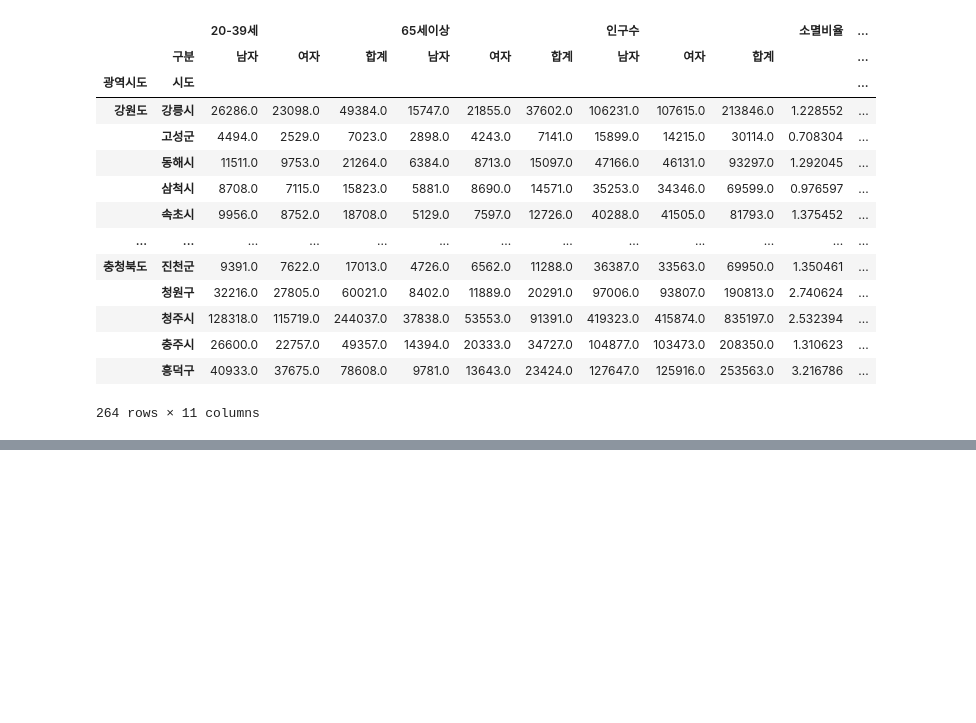
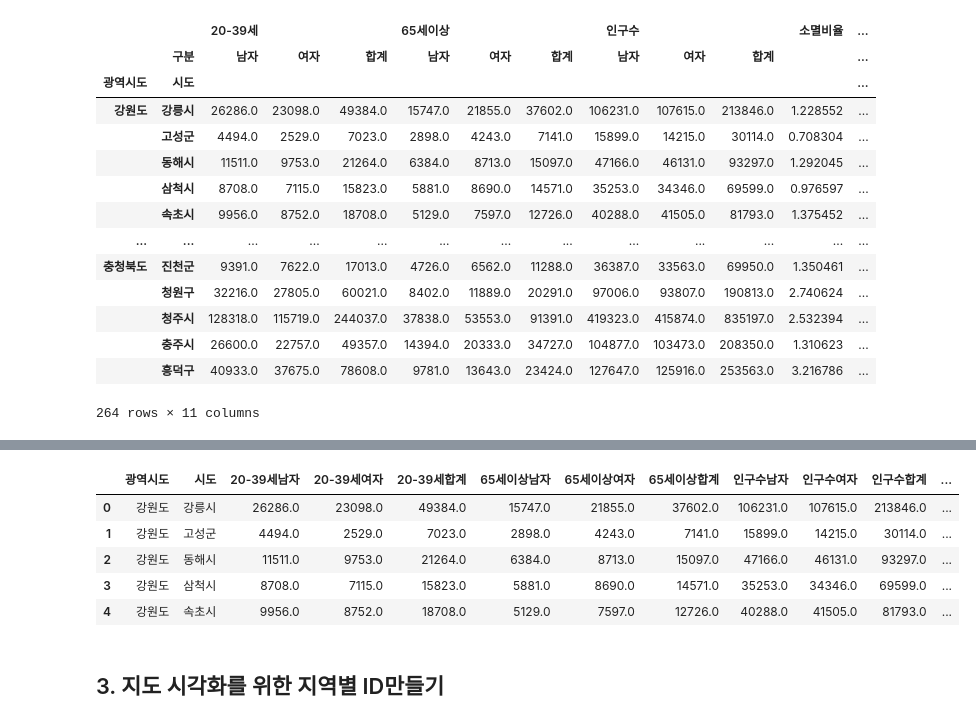
Before and after one commit to wlstmd1004v/Data_Practice, a Jupyter notebook: Population.ipynb, the cells around one changed output, grey strips where cells are left out. Cells and saved outputs as stored; diff of their text form; code cells hidden in the pictures; blank space fills up the shorter version.

```diff
--- a/Population.ipynb
+++ b/Population.ipynb
@@ -284,0 +312,17 @@ pop
+# %%
+tmp_columns = [
+    pop.columns.get_level_values(0)[n] + pop.columns.get_level_values(1)[n]
+    for n in range(0, len(pop.columns.get_level_values(0)))
+]
+
+pop.columns = tmp_columns
+pop.head()
+# %% [output]
+|  | 광역시도 | 시도 | 20-39세남자 | 20-39세여자 | 20-39세합계 | 65세이상남자 | 65세이상여자 | 65세이상합계 | 인구수남자 | 인구수여자 | 인구수합계 | ... |
+| 0 | 강원도 | 강릉시 | 26286.0 | 23098.0 | 49384.0 | 15747.0 | 21855.0 | 37602.0 | 106231.0 | 107615.0 | 213846.0 | ... |
+| 1 | 강원도 | 고성군 | 4494.0 | 2529.0 | 7023.0 | 2898.0 | 4243.0 | 7141.0 | 15899.0 | 14215.0 | 30114.0 | ... |
+| 2 | 강원도 | 동해시 | 11511.0 | 9753.0 | 21264.0 | 6384.0 | 8713.0 | 15097.0 | 47166.0 | 46131.0 | 93297.0 | ... |
+| 3 | 강원도 | 삼척시 | 8708.0 | 7115.0 | 15823.0 | 5881.0 | 8690.0 | 14571.0 | 35253.0 | 34346.0 | 69599.0 | ... |
+| 4 | 강원도 | 속초시 | 9956.0 | 8752.0 | 18708.0 | 5129.0 | 7597.0 | 12726.0 | 40288.0 | 41505.0 | 81793.0 | ... |
+# %% [markdown]
+## 3. 지도 시각화를 위한 지역별 ID만들기
```
Also changed, not shown: parts of 29 cells of this notebook.
